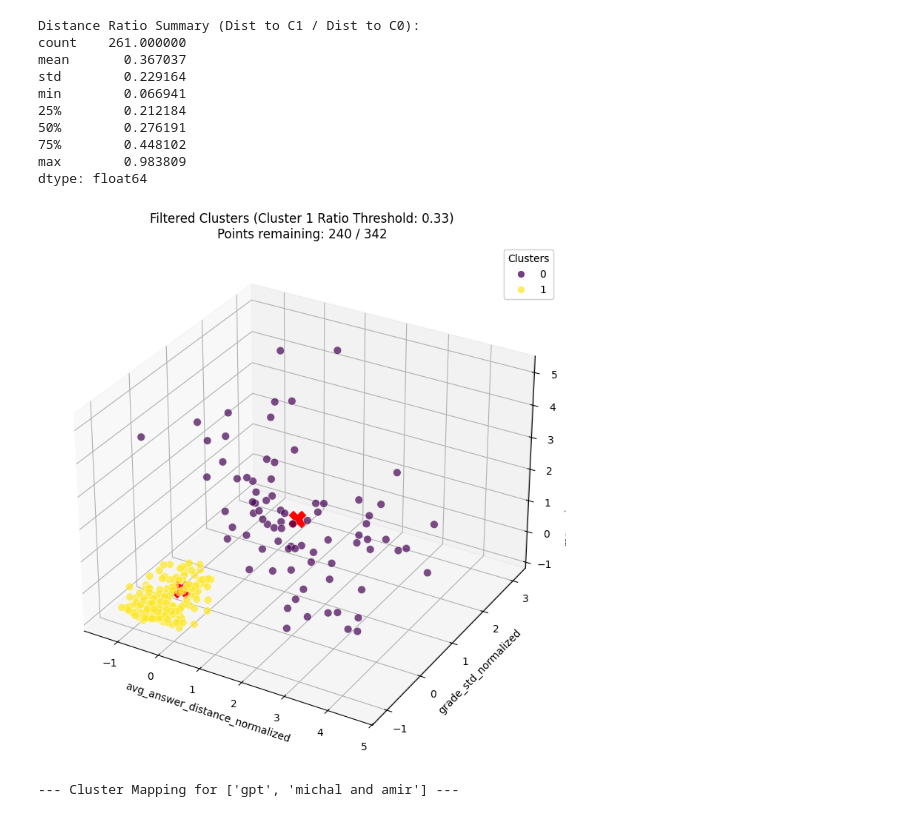
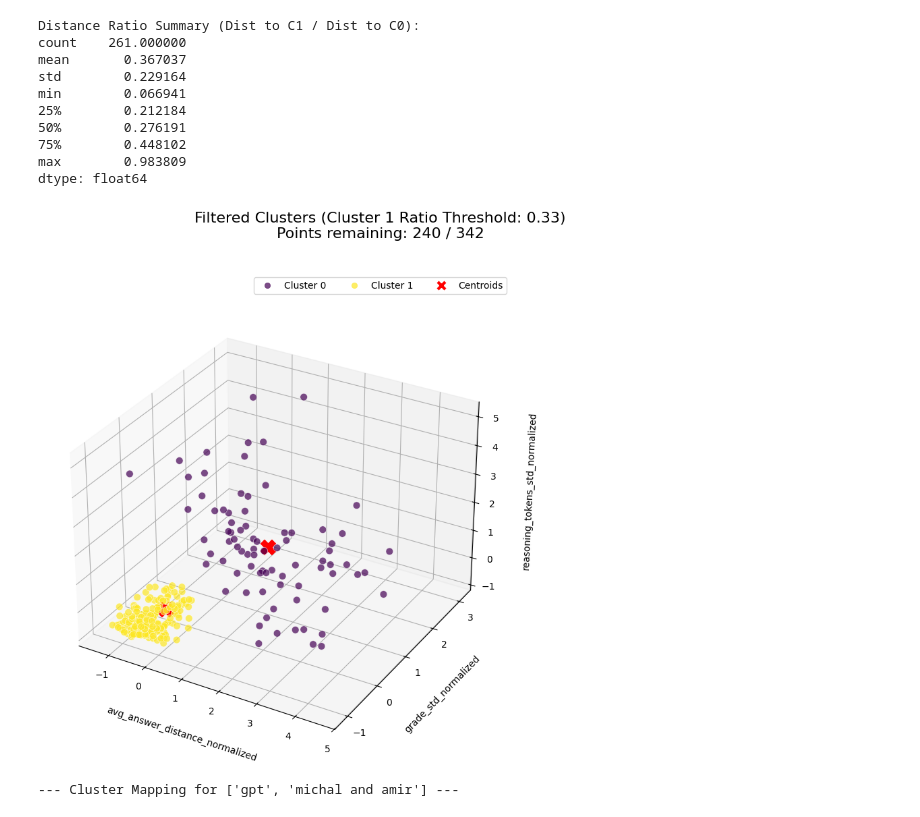
Before and after one commit to liasoffer/LLMMemorization, a Jupyter notebook: 2_df_comparison.ipynb, the cells around one changed output. Cells and saved outputs as stored; diff of their text form; code cells hidden in the pictures.

```diff
--- a/2_df_comparison.ipynb
+++ b/2_df_comparison.ipynb
@@ -449,6 +603,56 @@ max        0.983809
 dtype: float64
 # %%
 distance_ratio_threshold = 0.33
+
+# def plot_significant_combined_clusters(df, features, combined_clusters, distance_ratios, threshold=0.5):
+#     """
+#     Plots:
+#     1. All points from Cluster 0.
+#     2. Only Cluster 1 points where the distance ratio is <= threshold.
+#     """
+#     # Define the mask:
+#     # Keep if (Cluster is 0) OR (Cluster is 1 AND ratio is low)
+#     # Note: distance_ratios only contains indices for Cluster 1, so we use .reindex
+#     valid_c1_indices = distance_ratios[distance_ratios <= threshold].index
+#     mask = (df['cluster'] == 0) | (df.index.isin(valid_c1_indices))
+
+#     filtered_df = df[mask].copy()
+
+#     # Setup Plot
+#     fig = plt.figure(figsize=(12, 9))
+#     ax = fig.add_subplot(111, projection='3d')
+
+#     # Plotting
+#     # Color by the original cluster ID to see the two groups
+#     scatter = ax.scatter(
+#         filtered_df[features[0]],
+#         filtered_df[features[1]],
+#         filtered_df[features[2]],
+#         c=filtered_df['cluster'],
+#         cmap='viridis',
+#         s=60,
+#         alpha=0.7,
+#         edgecolors='w',
+#         linewidth=0.5
+#     )
+
+#     # Plot Centroids
+#     centers = np.array(combined_clusters)
+#     ax.scatter(centers[:, 0], centers[:, 1], centers[:, 2],
+#                c='red', marker='X', s=250, label='Centroids', depthshade=False)
+
+#     # Labeling
+#     ax.set_title(f'Filtered Clusters (Cluster 1 Ratio Threshold: {threshold})\n'
+#                  f'Points remaining: {len(filtered_df)} / {len(df)}')
+#     ax.set_xlabel(features[0])
+#     ax.set_ylabel(features[1])
+#     ax.set_zlabel(features[2])
+
+#     # Add a legend for the clusters
+#     legend1 = ax.legend(*scatter.legend_elements(), loc="upper right", title="Clusters")
+#     ax.add_artist(legend1)
+
+#     plt.show()
 
 def plot_significant_combined_clusters(df, features, combined_clusters, distance_ratios, threshold=0.5):
     """
@@ -464,46 +668,62 @@ def plot_significant_combined_clusters(df, features, combined_clusters, distance
 
     filtered_df = df[mask].copy()
 
-    # Setup Plot
-    fig = plt.figure(figsize=(12, 9))
-    ax = fig.add_subplot(111, projection='3d')
+    # 1. MASSIVE WIDESCREEN CANVAS
+    fig = plt.figure(figsize=(16, 9))
+
+    # 2. FORCEFUL LAYOUT: Restrict graph to bottom-left 70% width
+    # This leaves empty space on the right so the Z-axis doesn't get cut off
+    ax = fig.add_axes([0.05, 0.05, 0.70, 0.75], projection='3d')
 
     # Plotting
     # Color by the original cluster ID to see the two groups
     scatter = ax.scatter(
         filtered_df[features[0]],
         filtered_df[features[1]],
         filtered_df[features[2]],
         c=filtered_df['cluster'],
         cmap='viridis',
         s=60,
         alpha=0.7,
         edgecolors='w',
         linewidth=0.5
     )
 
     # Plot Centroids
     centers = np.array(combined_clusters)
     ax.scatter(centers[:, 0], centers[:, 1], centers[:, 2],
                c='red', marker='X', s=250, label='Centroids', depthshade=False)
 
-    # Labeling
-    ax.set_title(f'Filtered Clusters (Cluster 1 Ratio Threshold: {threshold})\n'
-                 f'Points remaining: {len(filtered_df)} / {len(df)}')
-    ax.set_xlabel(features[0])
-    ax.set_ylabel(features[1])
-    ax.set_zlabel(features[2])
+    # 3. LABELING WITH PADDING
+    ax.set_xlabel(features[0], labelpad=15)
+    ax.set_ylabel(features[1], labelpad=15)
+    ax.set_zlabel(features[2], labelpad=15)
 
-    # Add a legend for the clusters
-    legend1 = ax.legend(*scatter.legend_elements(), loc="upper right", title="Clusters")
-    ax.add_artist(legend1)
+    # 4. UNIFIED LEGEND (Clusters + Centroids)
+    handles, labels = scatter.legend_elements()
+
+    # Clean up math formatting in default scatter legend labels
+    clean_labels = ["Cluster " + l.replace('$\\mathdefault{', '').replace('}$', '') for l in labels]
+
+    # Append the Centroid marker to the handles/labels lists
+    handles.append(Line2D([0], [0], marker='X', color='w', markerfacecolor='red', markersize=12))
+    clean_labels.append("Centroids")
+
+    # 5. PERFECT TOP STACKING
+    # Title placed high up
+    fig.suptitle(f'Filtered Clusters (Cluster 1 Ratio Threshold: {threshold})\n'
+                 f'Points remaining: {len(filtered_df)} / {len(df)}',
+                 y=0.95, fontsize=16)
+
+    # Unified legend placed right below the title
+    fig.legend(handles, clean_labels, loc='upper center', bbox_to_anchor=(0.5, 0.85), ncol=len(clean_labels))
 
     plt.show()
 
 # Execution
 plot_significant_combined_clusters(combined_df, features, combined_clusters, distance_ratios, threshold=distance_ratio_threshold)
 # %% [output]
-[figure, old version]
+[figure, new version]
 # %%
 # 1. Filter for the target sources
 target_sources = ['gpt', 'michal and amir']
```
Also changed, not shown: parts of 4 cells of this notebook.
